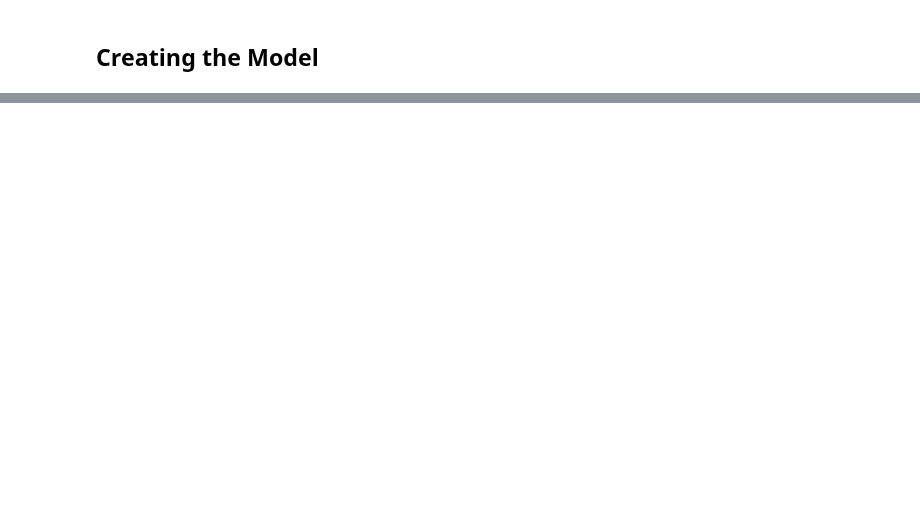
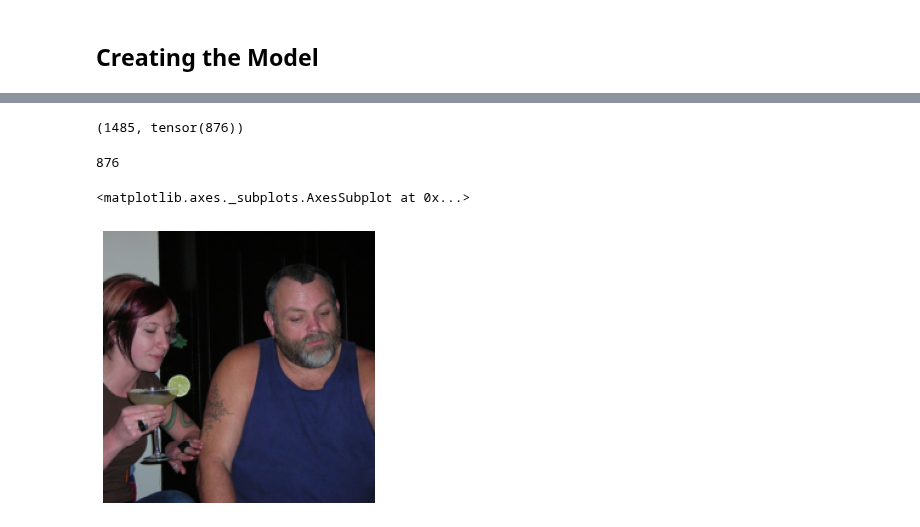
Before and after one commit to arunoda/fastai-v4, a Jupyter notebook: 06_3_multi_cat_cats_dogs_revisited.ipynb, the cells around one changed output, grey strips where cells are left out. Saved outputs shown, nothing was run; the diff lists cells and outputs as text; code cells hidden in the pictures; blank space fills up the shorter version.

```diff
--- a/06_3_multi_cat_cats_dogs_revisited.ipynb
+++ b/06_3_multi_cat_cats_dogs_revisited.ipynb
@@ -110,0 +167,2 @@ predictUploaded(0.9)
+# %%
+other_dls = other_db.dataloaders(other_dataset/"test")
@@ -110,0 +173,4 @@ predictUploaded(0.9)
+# %%
+preds_info = learn.get_preds(dl=other_dls.valid, with_input=True)
+images = preds_info[0]
+preds = preds_info[1]
@@ -110,0 +179,17 @@ predictUploaded(0.9)
+# %%
+has_predictions = (preds > 0.9).float().sum(dim=1) == 0
+# %%
+len(other_dls.valid.items), has_predictions.sum()
+# %% [output]
+(1485, tensor(876))
+# %%
+img_preds_available = images[has_predictions]
+# %%
+len(img_preds_available)
+# %% [output]
+876
+# %%
+show_image(img_preds_available[0])
+# %% [output]
+<matplotlib.axes._subplots.AxesSubplot at 0x...>
+[figure, added]
```
Also changed, not shown: parts of 22 cells of this notebook.
